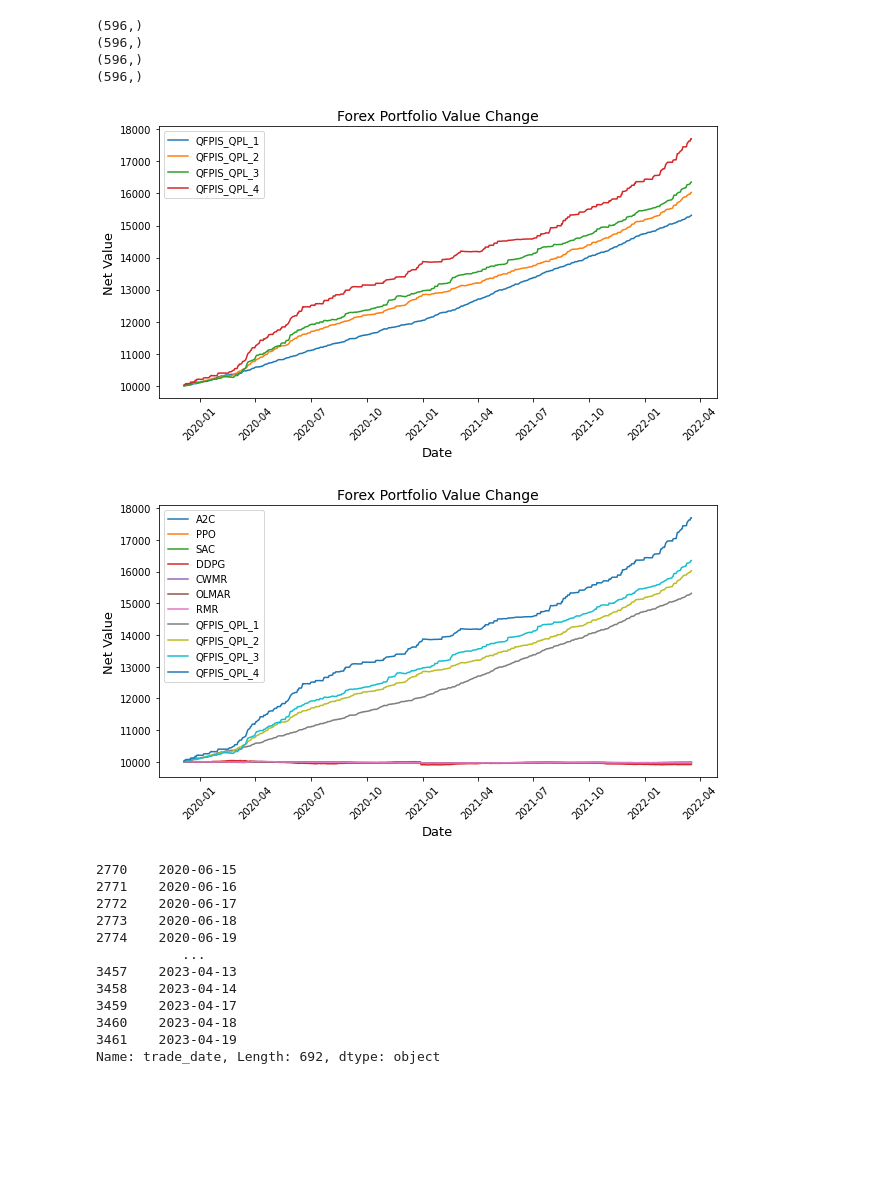
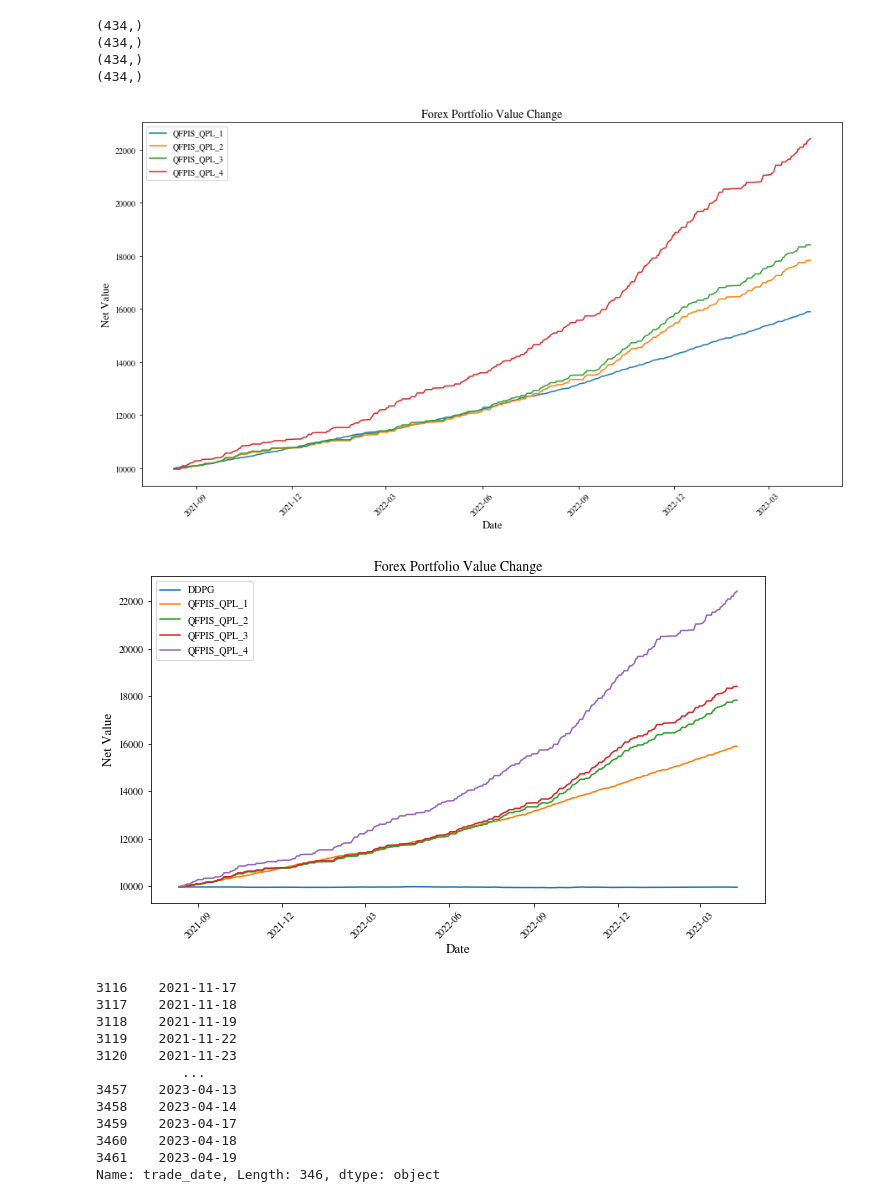
Before and after one commit to 772435284/QF-portfolio-investment-system, a Jupyter notebook: plot_backtest.ipynb, the cells around one changed output. Saved outputs shown, nothing was run; the diff lists cells and outputs as text; code cells hidden in the pictures; blank space fills up the shorter version.

Commit message:
Finish plotting

```diff
--- a/plot_backtest.ipynb
+++ b/plot_backtest.ipynb
@@ -21,11 +25,10 @@ data = pd.read_csv('forex_data/D_GBPUSD.csv')
 data = data.iloc[::-1].reset_index(drop=True)
 
 # 计算需要提取的数据行数
-num_rows_to_extract = int(len(data) * 0.2)
+num_rows_to_extract = int(len(data) * 0.1)
 
 # 提取后20%的日期
 last_20_percent_dates = data['Date'].tail(num_rows_to_extract)
-last_20_percent_dates = last_20_percent_dates[0:600]
 # 输出提取的日期
 print(last_20_percent_dates[:-4])
 # %% [output]
@@ -44,12 +47,12 @@ Name: Date, Length: 596, dtype: object
 # %%
-res_df = pd.read_csv(f'backtest_result/{model_list[0]}_{market_list[0]}_results.csv')
-CR = res_df.loc[res_df['metric'] == 'CR', 'value'].values
-CR = CR[0].replace('\n', '').strip('[]')
-floats = [float(x) for x in CR.split()]
-cr_arr = np.array(floats, dtype=float)
+# res_df = pd.read_csv(f'backtest_result/{model_list[0]}_{market_list[0]}_results.csv')
+# CR = res_df.loc[res_df['metric'] == 'CR', 'value'].values
+# CR = CR[0].replace('\n', '').strip('[]')
+# floats = [float(x) for x in CR.split()]
+# cr_arr = np.array(floats, dtype=float)
 # %%
 # 设置图形大小
-plt.figure(figsize=(10, 5))
+plt.figure(figsize=(15, 8))
 
 for i in range(len(model_list)-1):
 
@@ -63,7 +66,7 @@ for i in range(len(model_list)-1):
     cr_arr = np.array(floats, dtype=float)
 
     # 创建一个新的DataFrame，包含日期和净值序列
-    data = pd.DataFrame({'Date': last_20_percent_dates[:-4], 'Net_Value': cr_arr})
+    data = pd.DataFrame({'Date': last_20_percent_dates[:-3], 'Net_Value': cr_arr})
 
     # 将日期列转换为datetime类型
     data['Date'] = pd.to_datetime(data['Date'])
@@ -97,6 +100,6 @@ plt.show()
 # %%
 # 设置图形大小
-plt.figure(figsize=(10, 5))
+plt.figure(figsize=(15, 8))
 
 for i in range(len(QPL)):
 
@@ -109,7 +112,7 @@ for i in range(len(QPL)):
     print(cr_arr.shape)
 
     # 创建一个新的DataFrame，包含日期和净值序列
-    data = pd.DataFrame({'Date': last_20_percent_dates[:-4], 'Net_Value': cr_arr})
+    data = pd.DataFrame({'Date': last_20_percent_dates[:-3], 'Net_Value': cr_arr})
 
     # 将日期列转换为datetime类型
     data['Date'] = pd.to_datetime(data['Date'])
@@ -139,14 +142,16 @@ figure_name = "forex_backtest_QFPIS.png"
 plt.savefig(os.path.join(save_path, figure_name),dpi=400,bbox_inches = 'tight')
 plt.show()
 # %% [output]
-(596,)
-(596,)
-(596,)
-(596,)
+(434,)
+(434,)
+(434,)
+(434,)
-[figure, old version]
+[figure, new version]
 # %%
+model_list = ['DDPG','QFPIS']
+
 # 设置图形大小
-plt.figure(figsize=(10, 5))
+plt.figure(figsize=(11, 6))
 
 for i in range(len(model_list)):
 
@@ -159,7 +164,7 @@ for i in range(len(model_list)):
             cr_arr = np.array(floats, dtype=float)
 
             # 创建一个新的DataFrame，包含日期和净值序列
-            data = pd.DataFrame({'Date': last_20_percent_dates[:-4], 'Net_Value': cr_arr})
+            data = pd.DataFrame({'Date': last_20_percent_dates[:-3], 'Net_Value': cr_arr})
 
             # 将日期列转换为datetime类型
             data['Date'] = pd.to_datetime(data['Date'])
@@ -174,38 +179,40 @@ for i in range(len(model_list)):
         cr_arr = np.array(floats, dtype=float)
 
         # 创建一个新的DataFrame，包含日期和净值序列
-        data = pd.DataFrame({'Date': last_20_percent_dates[:-4], 'Net_Value': cr_arr})
+        data = pd.DataFrame({'Date': last_20_percent_dates[:-3], 'Net_Value': cr_arr})
 
         # 将日期列转换为datetime类型
         data['Date'] = pd.to_datetime(data['Date'])
 
         # 绘制净值序列图
         plt.plot(data['Date'], data['Net_Value'], label=model_list[i])  # 添加标签
 
 # 设置x轴的日期格式和间隔
 ax = plt.gca()
 ax.xaxis.set_major_locator(mdates.MonthLocator(interval=3))
 ax.xaxis.set_major_formatter(mdates.DateFormatter('%Y-%m'))
 
 # 旋转x轴标签
 plt.xticks(rotation=45)
 
 # 设置x轴和y轴的标签
 plt.xlabel('Date',fontsize=13)
 plt.ylabel('Net Value',fontsize=13)
 
 # 设置图表标题
 plt.title('Forex Portfolio Value Change',fontsize=14)
 
 # 添加图例
 plt.legend()
 # 显示图形
 figure_name = "forex_backtest_all.png"
 plt.savefig(os.path.join(save_path, figure_name),dpi=400,bbox_inches = 'tight')
 plt.show()
 # %% [output]
-[figure, old version]
+[figure, new version]
 # %%
+model_list = ['A2C', 'PPO', 'SAC','DDPG','CWMR','OLMAR','RMR','QFPIS']
+
 # 读取CSV文件
 data = pd.read_csv('China_stock/D_000002.SZ.csv')
 
@@ -213,7 +220,7 @@ data = pd.read_csv('China_stock/D_000002.SZ.csv')
 data = data.iloc[::-1].reset_index(drop=True)
 
 # 计算需要提取的数据行数
-num_rows_to_extract = int(len(data) * 0.2)
+num_rows_to_extract = int(len(data) * 0.1)
 
 # 提取后20%的日期
 last_20_percent_dates = data['trade_date'].tail(num_rows_to_extract)
@@ -222,18 +229,18 @@ last_20_percent_dates = pd.to_datetime(last_20_percent_dates, format='%Y%m%d').d
 # 输出提取的日期
 print(last_20_percent_dates)
 # %% [output]
-2770    2020-06-15
-2771    2020-06-16
-2772    2020-06-17
-2773    2020-06-18
-2774    2020-06-19
+3116    2021-11-17
+3117    2021-11-18
+3118    2021-11-19
+3119    2021-11-22
+3120    2021-11-23
            ...
 3457    2023-04-13
 3458    2023-04-14
 3459    2023-04-17
 3460    2023-04-18
 3461    2023-04-19
-Name: trade_date, Length: 692, dtype: object
+Name: trade_date, Length: 346, dtype: object
 # %%
 # 设置图形大小
 plt.figure(figsize=(10, 5))
```
Also changed, not shown: parts of 11 cells of this notebook, 5 other files.
